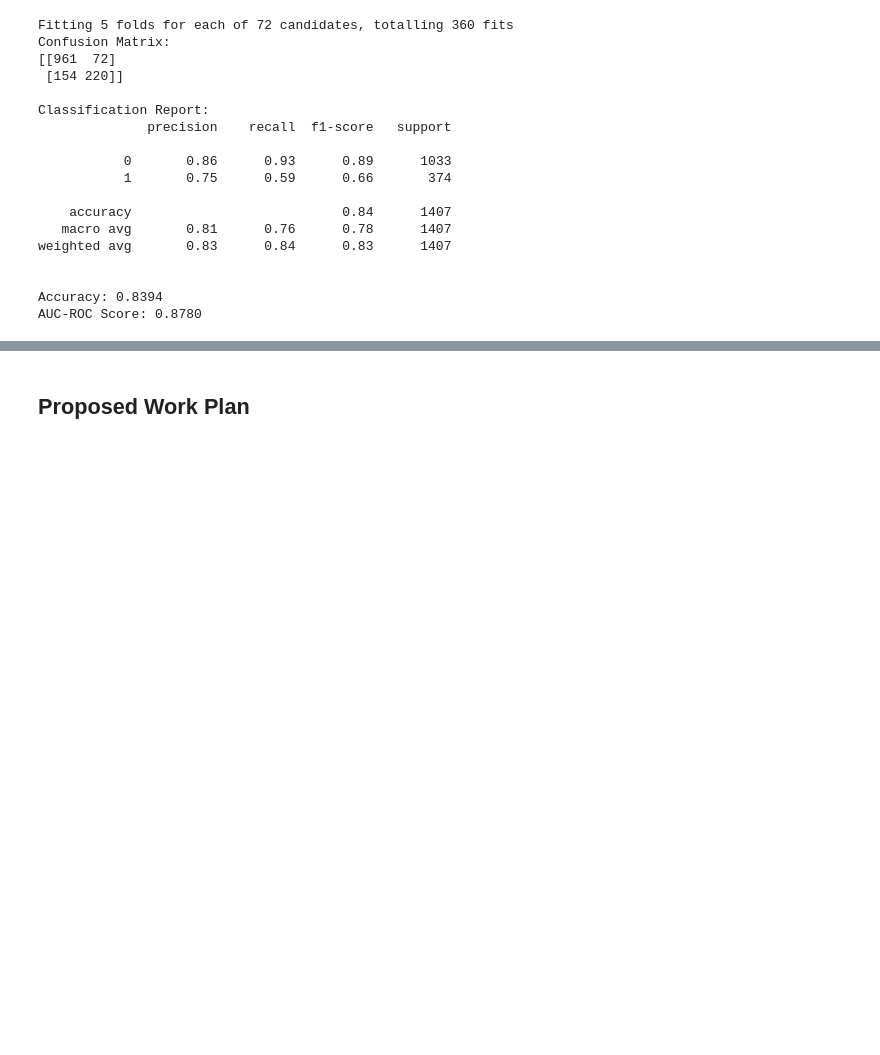
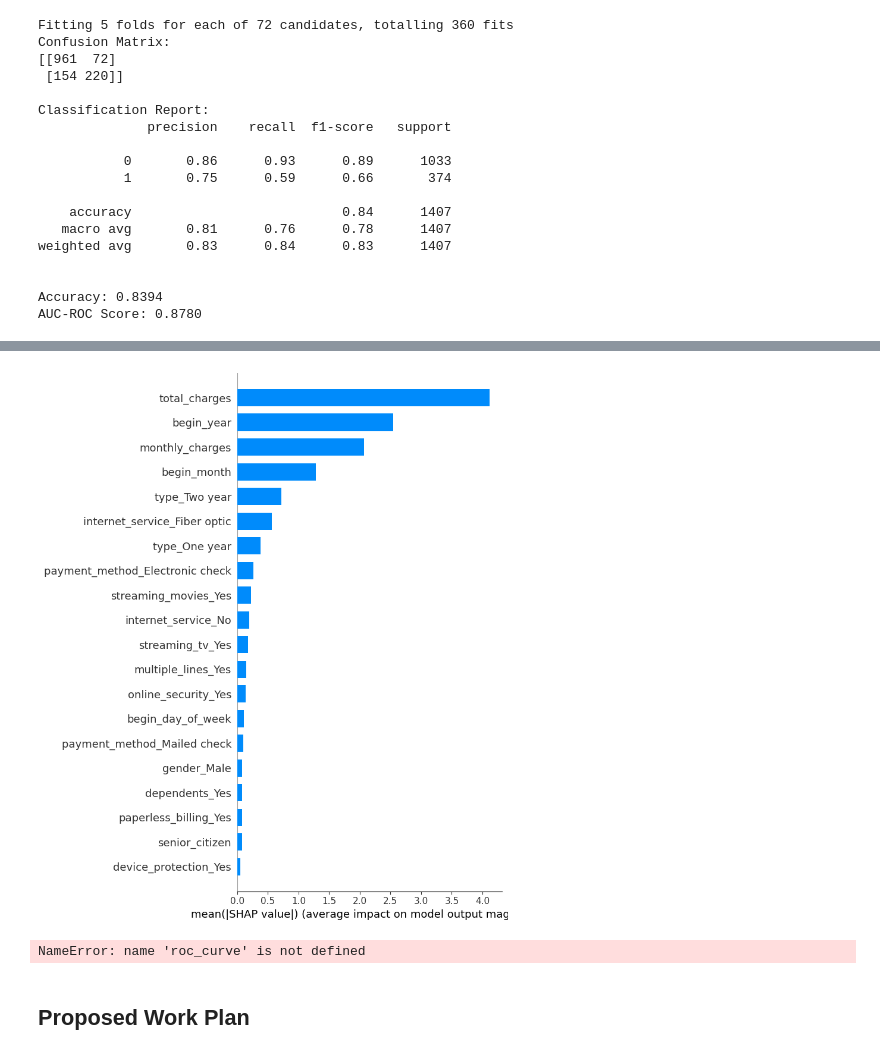
Before and after one commit to jeelfaldu7/customer_churn_forecasting_for_interconnect, a Jupyter notebook: notebook.ipynb, the cells around one changed output, grey strips where cells are left out. Drawn from its saved outputs; the diff is of its cells as text; code cells hidden in the pictures; blank space fills up the shorter version.

```diff
--- a/notebook.ipynb
+++ b/notebook.ipynb
@@ -1038,3 +1157,50 @@ AUC-ROC Score: 0.8780
+# %%
+import shap
+explainer = shap.Explainer(best_xgb)
+
+# calculate and display the SHAP values for a single prediction
+shap_values = explainer.shap_values(x_test)
+shap.summary_plot(shap_values, x_test, plot_type='bar')
+# %% [output]
+[figure, added]
+# %%
+# Generate ROC curve data for Logistic Regression
+print(f"\nAccuracy: {accuracy_score(y_test, y_pred_lr):.4f}")
+print(f"AUC-ROC Score: {roc_auc_score(y_test, y_prob_lr):.4f}")
+
+y_pred_proba_log = log_model.predict_proba(X_test_vect)[:, 1]
+fpr_log, tpr_log, _ = roc_curve(y_test, y_pred_proba_log)
+roc_auc_log = auc(fpr_log, tpr_log)
+
+# Generate ROC curve data for Decision Tree
+y_pred_proba_dt = dt_model.predict_proba(X_test_vect)[:, 1]
+fpr_dt, tpr_dt, _ = roc_curve(y_test, y_pred_proba_dt)
+roc_auc_dt = auc(fpr_dt, tpr_dt)
+
+# Generate ROC curve data for LightGBM
+y_pred_proba_lgb = lgb_model.predict_proba(X_test_vect)[:, 1]
+fpr_lgb, tpr_lgb, _ = roc_curve(y_test, y_pred_proba_lgb)
+roc_auc_lgb = auc(fpr_lgb, tpr_lgb)
+
+# Plot the ROC curves
+plt.figure(figsize=(10, 6))
+plt.plot(fpr_dummy, tpr_dummy, label=f'Dummy Classifier (AUC = {roc_auc_dummy:.2f})', color='orange')
+plt.plot(fpr_log, tpr_log, label=f'Logistic Regression (AUC = {roc_auc_log:.2f})', color='blue')
+plt.plot(fpr_dt, tpr_dt, label=f'Decision Tree (AUC = {roc_auc_dt:.2f})', color='green')
+plt.plot(fpr_lgb, tpr_lgb, label=f'LightGBM (AUC = {roc_auc_lgb:.2f})', color='red')
+
+# Plot the diagonal line (random guess)
+plt.plot([0, 1], [0, 1], 'k--', label='Random Guess')
+
+# Add labels, legend, and title
+plt.xlabel('False Positive Rate (FPR)')
+plt.ylabel('True Positive Rate (TPR)')
+plt.title('ROC AUC Curve')
+plt.legend(loc='lower right')
+plt.grid(alpha=0.3)
+plt.show()
+# %% [output]
+NameError: name 'roc_curve' is not defined
 # %% [markdown]
 ## Proposed Work Plan
 # %% [markdown]
```
Also changed, not shown: parts of 8 cells of this notebook.
